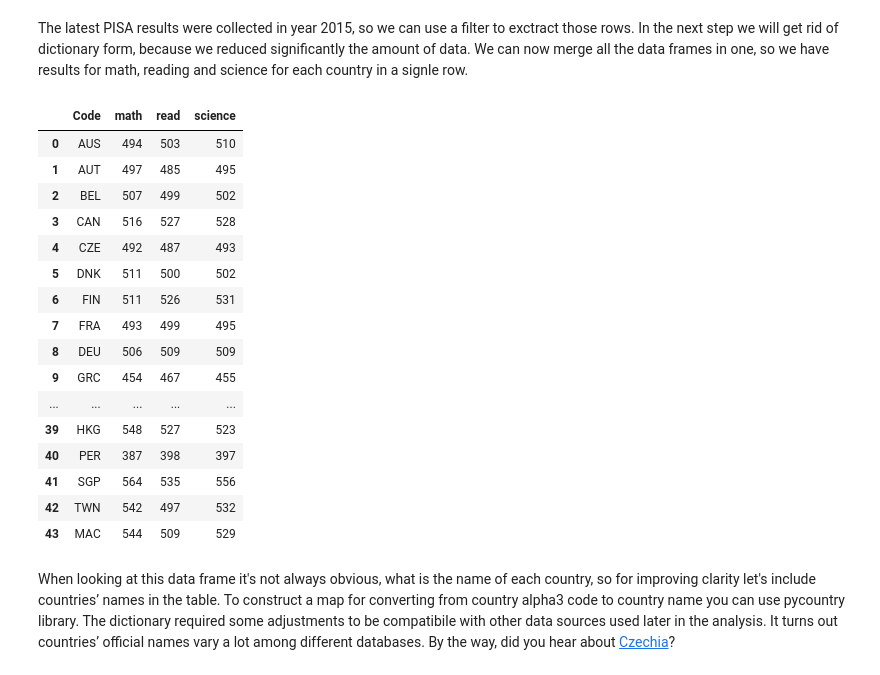
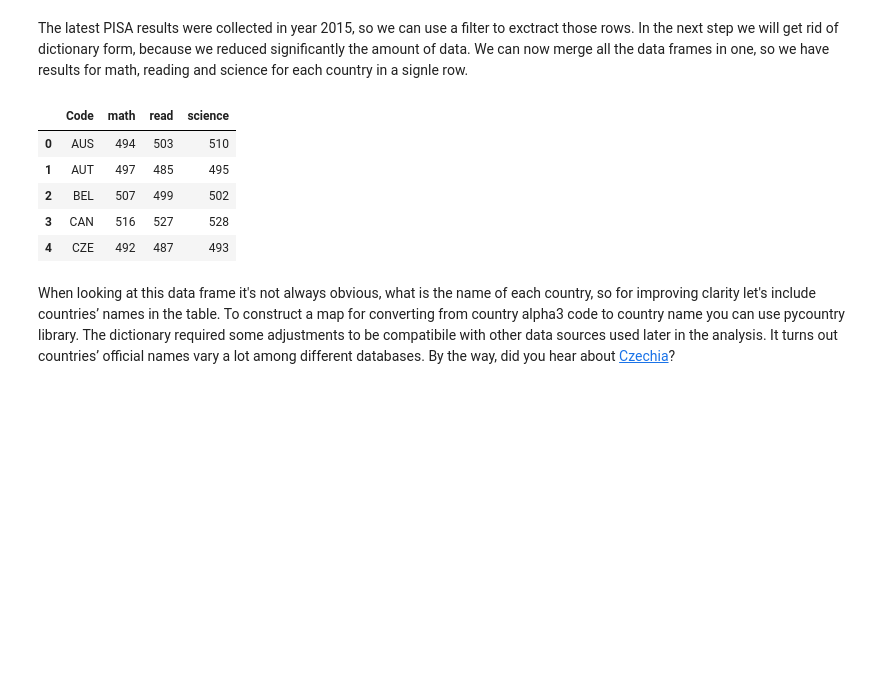
Before and after one commit to mklajnerok/PISA, a Jupyter notebook: notebooks/pisa_project_part1.ipynb, the cells around one changed output. Saved outputs shown, nothing was run; the diff lists cells and outputs as text; code cells hidden in the pictures; blank space fills up the shorter version.

```diff
--- a/notebooks/pisa_project_part1.ipynb
+++ b/notebooks/pisa_project_part1.ipynb
@@ -96,28 +110,29 @@ rename_dict_col(pisa_data, {'LOCATION': 'Code', 'Value': 'test_score', 'TIME': '
 # %% [markdown]
 The latest PISA results were collected in year 2015, so we can use a filter to exctract those rows. In the next step we will get rid of dictionary form, because we reduced significantly the amount of data. We can now merge all the data frames in one, so we have results for math, reading and science for each country in a signle row.
 # %%
-def filter_dict_by_year(dict, year):
-    """Create a copy of dict and extract rows with a given year
-    :param dict: dictionary with name keys and data frames values
+def filter_dict_by_year(df_dict, year):
+    """Create a copy of df_dict and extract rows for a given year
+    :param df_dict: dictionary with string keys and data frames values
     :param year: int
-    :returns dict_year: dictionary with name keys and data frames values
+    :returns df_dict_year: dictionary with string keys and data frames values
     """
-    dict_year = dict.copy()
-    for k, v in dict_year.items():
-        v = dict_year[k]
+    df_dict_year = df_dict.copy()
+    for k, v in df_dict_year.items():
+        v = df_dict_year[k]
         v = v[v['Time'] == year]
-        dict_year[k] = v
-    return dict_year
+        df_dict_year[k] = v
+    return df_dict_year
 
 #extract PISA results for 2015
 pisa_2015 = filter_dict_by_year(pisa_data, 2015)
 
-def merge_dict_by_year(dict_year):
-    """Take dict_year and merge each df in one data frame based on Code, then drop columns with year number
-    :param dict_year: dictionary with name keys and data frames values
+def merge_dict_by_year(df_dict_year):
+    """Take df_dict_year and merge each data frame in one based on Code,
+    then drop columns with year number
+    :param df_dict_year: dictionary with string keys and data frames values
     :returns df_data_joined: data frame"""
     df_data_joined = pd.DataFrame()
-    for k, v in dict_year.items():
+    for k, v in df_dict_year.items():
         if not df_data_joined.empty:
             df_data_joined = pd.merge(df_data_joined, v, on='Code')
         else:
@@ -128,33 +143,23 @@ def merge_dict_by_year(dict_year):
 #join all tests' results from 2015
 all_pisa_2015 = merge_dict_by_year(pisa_2015)
 
-def rename_col(df_data, new_col):
-    """Take df_data and rename new_col columns
-    :param df_data: df
-    :param new_col: dict"""
+def rename_columns(df_data, new_col):
+    """Take df_data data frame and rename new_col columns
+    :param df_data: data frame
+    :param new_col: dictionary"""
     df_data.rename(columns=new_col, inplace=True)
-    return df_data
 
 #rename column labels
-rename_col(all_pisa_2015, {'test_score_x': 'math', 'test_score_y': 'read', 'test_score': 'science'})
+rename_columns(all_pisa_2015, {'test_score_x': 'math', 'test_score_y': 'read', 'test_score': 'science'})
-# %% [output]
-|  | Code | math | read | science |
-| 0 | AUS | 494 | 503 | 510 |
-| 1 | AUT | 497 | 485 | 495 |
-| 2 | BEL | 507 | 499 | 502 |
-| 3 | CAN | 516 | 527 | 528 |
-| 4 | CZE | 492 | 487 | 493 |
-| 5 | DNK | 511 | 500 | 502 |
-| 6 | FIN | 511 | 526 | 531 |
-| 7 | FRA | 493 | 499 | 495 |
-| 8 | DEU | 506 | 509 | 509 |
-| 9 | GRC | 454 | 467 | 455 |
-| ... | ... | ... | ... | ... |
-| 39 | HKG | 548 | 527 | 523 |
-| 40 | PER | 387 | 398 | 397 |
-| 41 | SGP | 564 | 535 | 556 |
-| 42 | TWN | 542 | 497 | 532 |
-| 43 | MAC | 544 | 509 | 529 |
+# %%
+all_pisa_2015.head()
+# %% [output]
+|  | Code | math | read | science |
+| 0 | AUS | 494 | 503 | 510 |
+| 1 | AUT | 497 | 485 | 495 |
+| 2 | BEL | 507 | 499 | 502 |
+| 3 | CAN | 516 | 527 | 528 |
+| 4 | CZE | 492 | 487 | 493 |
 # %% [markdown]
 When looking at this data frame it's not always obvious, what is the name of each country, so for improving clarity let's include countries’ names in the table. To construct a map for converting from country alpha3 code to country name you can use pycountry library. The dictionary required some adjustments to be compatibile with other data sources used later in the analysis. It turns out countries’ official names vary a lot among different databases. By the way, did you hear about <a href="https://www.forbes.com/sites/francistapon/2017/05/22/czechia-has-won-the-czech-republic-name-debate/#a49f1d17d664"> Czechia</a>?
 # %%
```
Also changed, not shown: parts of 13 cells of this notebook, 2 other files.
